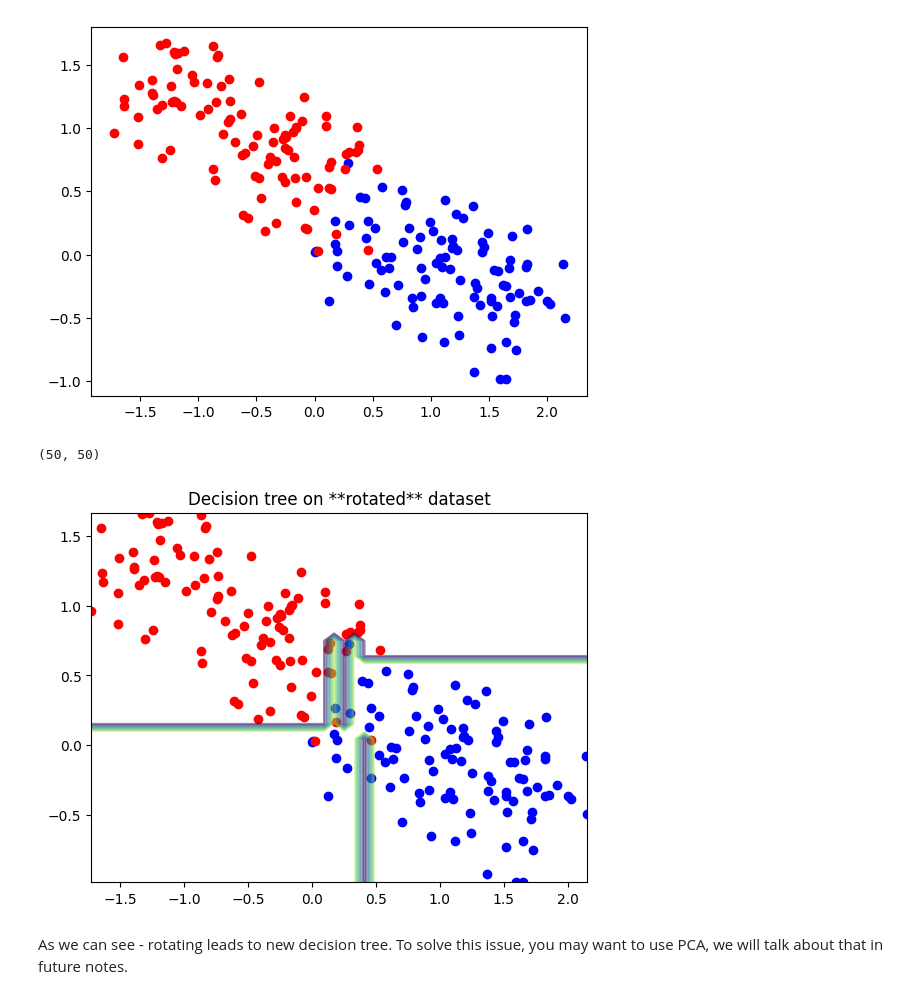
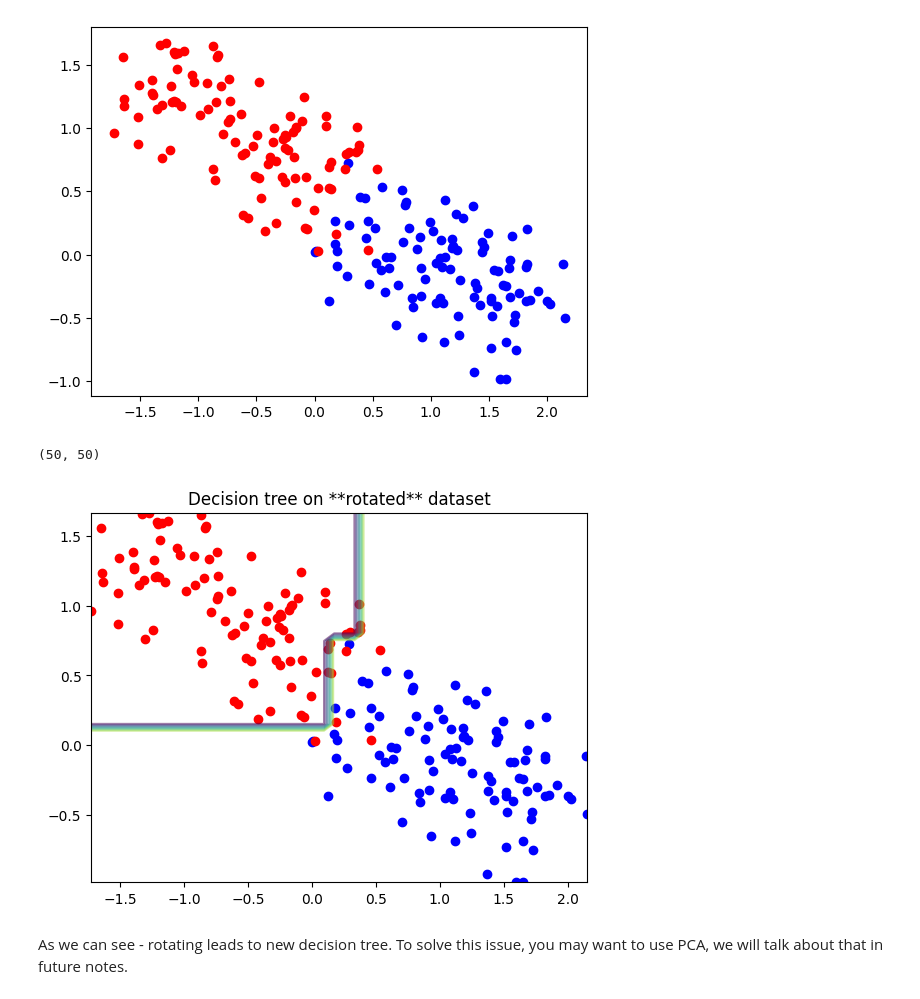
Before and after one commit to yeghor/Learning-Machine-Learning, a Jupyter notebook: jupyter_notes/5-Decision-Trees.ipynb, the cells around one changed output. Drawn from its saved outputs; the diff is of its cells as text; code cells hidden in the pictures.

```diff
--- a/jupyter_notes/5-Decision-Trees.ipynb
+++ b/jupyter_notes/5-Decision-Trees.ipynb
@@ -208,11 +208,11 @@ plt.show()
 # %% [output]
 [figure]
 # %%
-tree_clf = DecisionTreeClassifier()
+tree_clf = DecisionTreeClassifier(min_samples_leaf=5, random_state=42)
 tree_clf.fit(rotated_X, y)
 plot_binary_classification_tree(rotated_X, y, tree_clf, title="Decision tree on **rotated** dataset")
 # %% [output]
 (50, 50)
-[figure, old version]
+[figure, new version]
 # %% [markdown]
 As we can see - rotating leads to new decision tree. To solve this issue, you may want to use PCA, we will talk about that in future notes.
```
Also changed, not shown: parts of 2 cells of this notebook.
